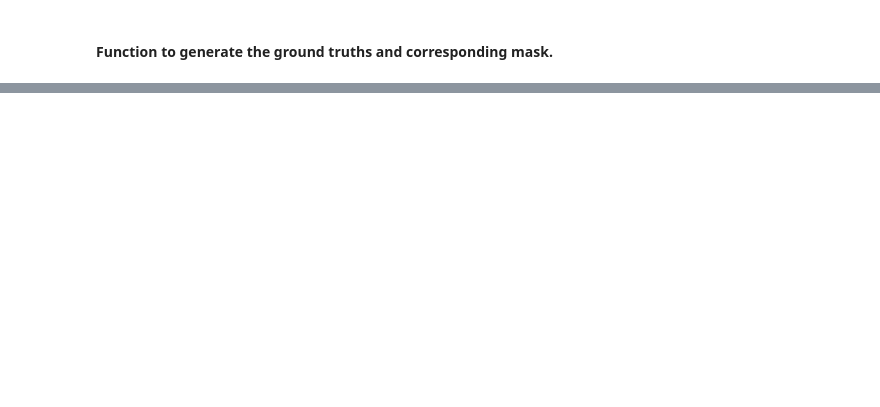
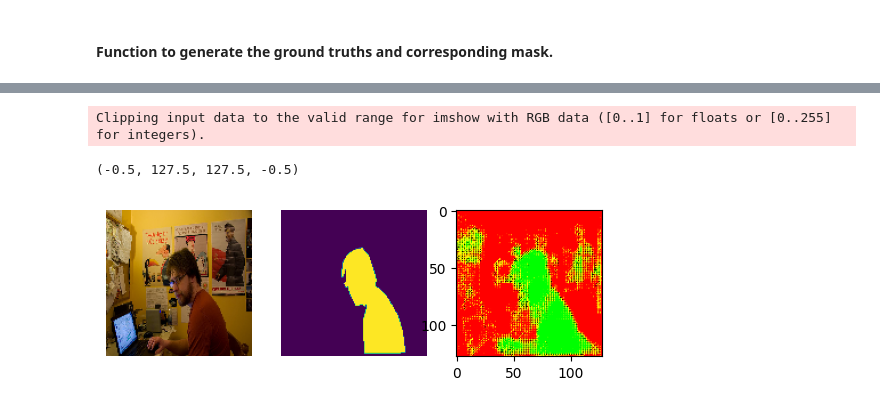
Before and after one commit to sanfordmascarenhas/image-segmentation, a Jupyter notebook: Project.ipynb, the cells around one changed output, grey strips where cells are left out. Saved outputs shown, nothing was run; the diff lists cells and outputs as text; code cells hidden in the pictures; blank space fills up the shorter version.

```diff
--- a/Project.ipynb
+++ b/Project.ipynb
@@ -226,0 +361,5 @@ len(z)
+# %%
+gen = image_and_mask_generator(coco_val, 'val')
+for i in range(31):
+  img = next(gen)
+pred = tf.squeeze(model.predict(img[0]))
@@ -226,0 +368,9 @@ len(z)
+# %%
+fig, ax = plt.subplots(1,3)
+ax[0].imshow(tf.squeeze(img[0]));ax[0].axis('off')
+ax[1].imshow(tf.squeeze(img[1]));ax[1].axis('off')
+ax[2].imshow(tf.squeeze(pred));ax[1].axis('off')
+# %% [output]
+Clipping input data to the valid range for imshow with RGB data ([0..1] for floats or [0..255] for integers).
+(-0.5, 127.5, 127.5, -0.5)
+[figure, added]
```
Also changed, not shown: parts of 14 cells of this notebook, 1 other file.
